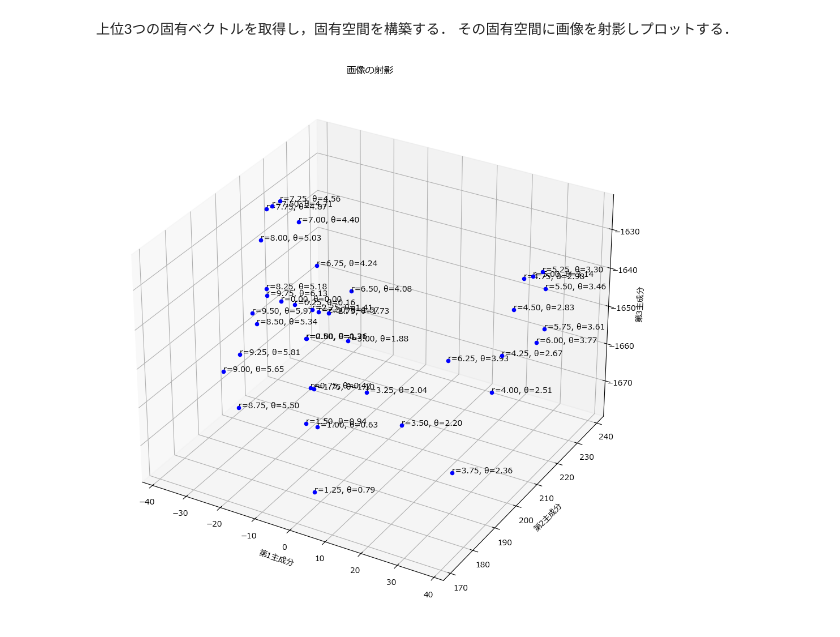
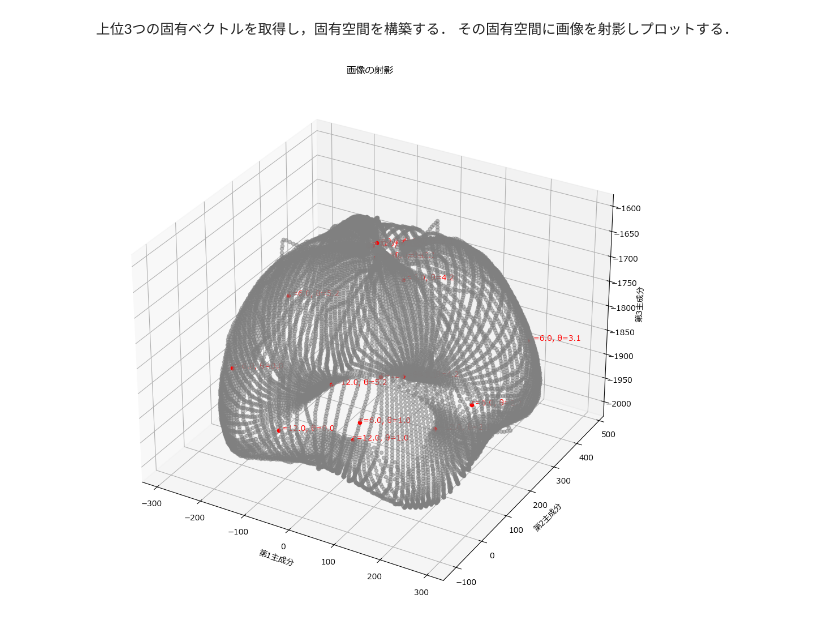
Before and after one commit to h-seno-tokai/B3Resarch, a Jupyter notebook: num1.ipynb, the cells around one changed output. Cells and saved outputs as stored; diff of their text form; code cells hidden in the pictures.

```diff
--- a/num1.ipynb
+++ b/num1.ipynb
@@ -98,11 +98,12 @@ def generate_dataset(r, theta):
     return small_img.flatten()
 
 # データセットimage_vectorsを生成　0~12のr0.3刻み，0~2πのπ/60刻み
-r_values = np.arange(0, 12.1, 0.25)
-theta_values = np.arange(0, 2*np.pi, np.pi/20)
+r_values = np.arange(0, 12.1, 0.1)
+theta_values = np.arange(0, 2*np.pi, np.pi/60)
 image_vectors = []
 for r in r_values:
     for theta in theta_values:
         img = generate_dataset(r, theta)
         image_vectors.append(img)
 image_vectors = np.array(image_vectors)
+print(image_vectors.shape)
@@ -148,26 +151,38 @@ plt.show()
 # %%
 # 上位3つの固有ベクトルを用いて固有空間を張り，画像を射影しプロット
 def project_image(img, basis_vectors):
     return np.array([np.dot(img, v) for v in basis_vectors])
 
 v1, v2, v3 = top_10_eigen_vectors[:3]
 basis_vectors = np.array([v1, v2, v3])
 
 # 画像を射影
 proj_vectors = np.array([project_image(img, basis_vectors) for img in image_vectors])
 
+# 主要なプロット条件
+highlight_r_values = [0, 6, 12]
+highlight_theta_values = [np.pi * i / 3 for i in range(6)]
+
 # 3次元空間に射影した結果をプロット
 fig = plt.figure(figsize=(10, 10))
 ax = fig.add_subplot(111, projection='3d')
-for i, (r, theta) in enumerate(zip(r_values, theta_values)):
+
+# r_values と theta_values の直積を作成
+all_r_theta_combinations = [(r, theta) for r in r_values for theta in theta_values]
+
+for i, (r, theta) in enumerate(all_r_theta_combinations):
     x, y, z = proj_vectors[i]
-    ax.scatter(x, y, z, c='b', marker='o')
-    ax.text(x, y, z, f"r={r:.2f}, θ={theta:.2f}", color='black')
+    if r in highlight_r_values and any(np.isclose(theta, major_theta) for major_theta in highlight_theta_values):
+        ax.scatter(x, y, z, c='r', marker='o')  # 赤色で主要プロット
+        ax.text(x, y, z, f"r={r:.1f}, θ={theta:.1f}", color= 'red')
+    else:
+        ax.scatter(x, y, z, c='gray', marker='o', alpha=0.5)  # グレーでその他
+
 ax.set_xlabel('第1主成分')
 ax.set_ylabel('第2主成分')
 ax.set_zlabel('第3主成分')
 plt.title("画像の射影")
 plt.tight_layout()
 plt.show()
 # %% [output]
-[figure, old version]
+[figure, new version]
```
Also changed, not shown: parts of 2 cells of this notebook.
